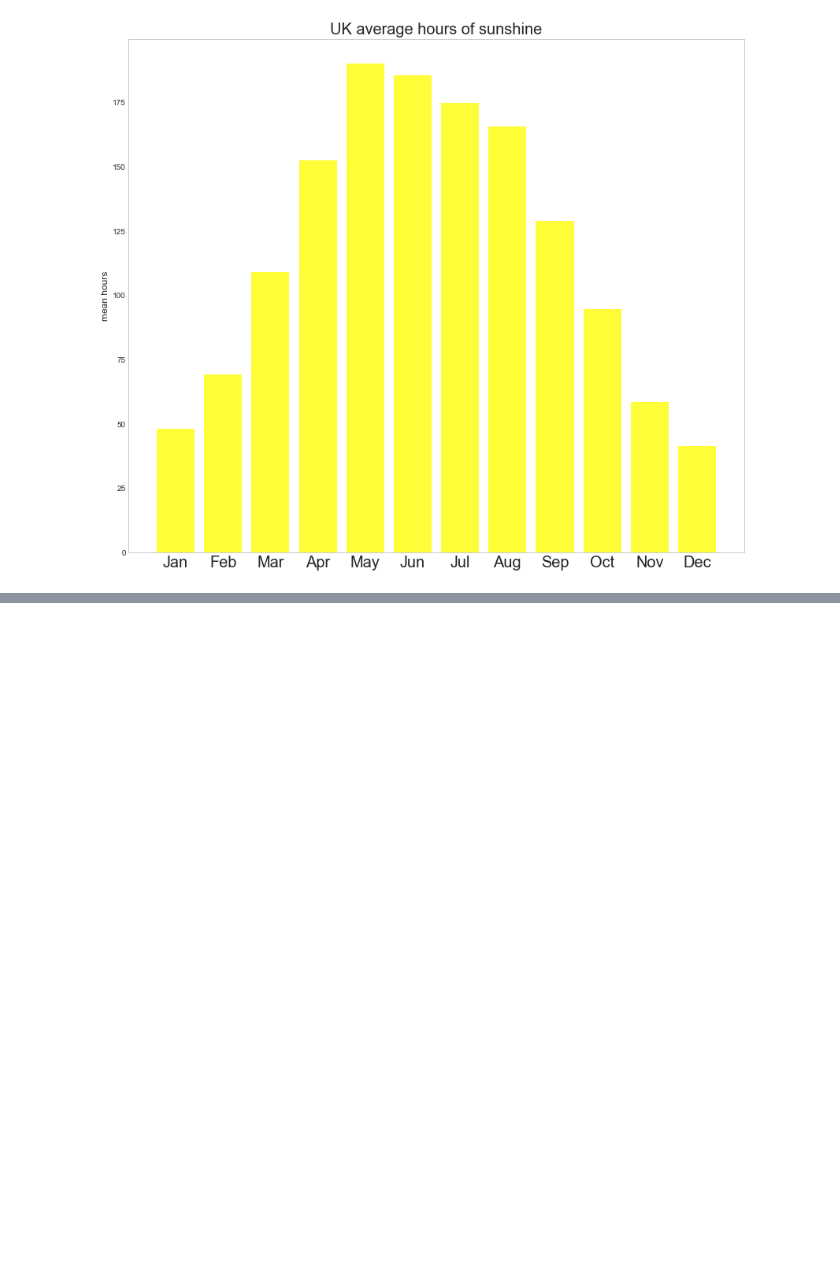
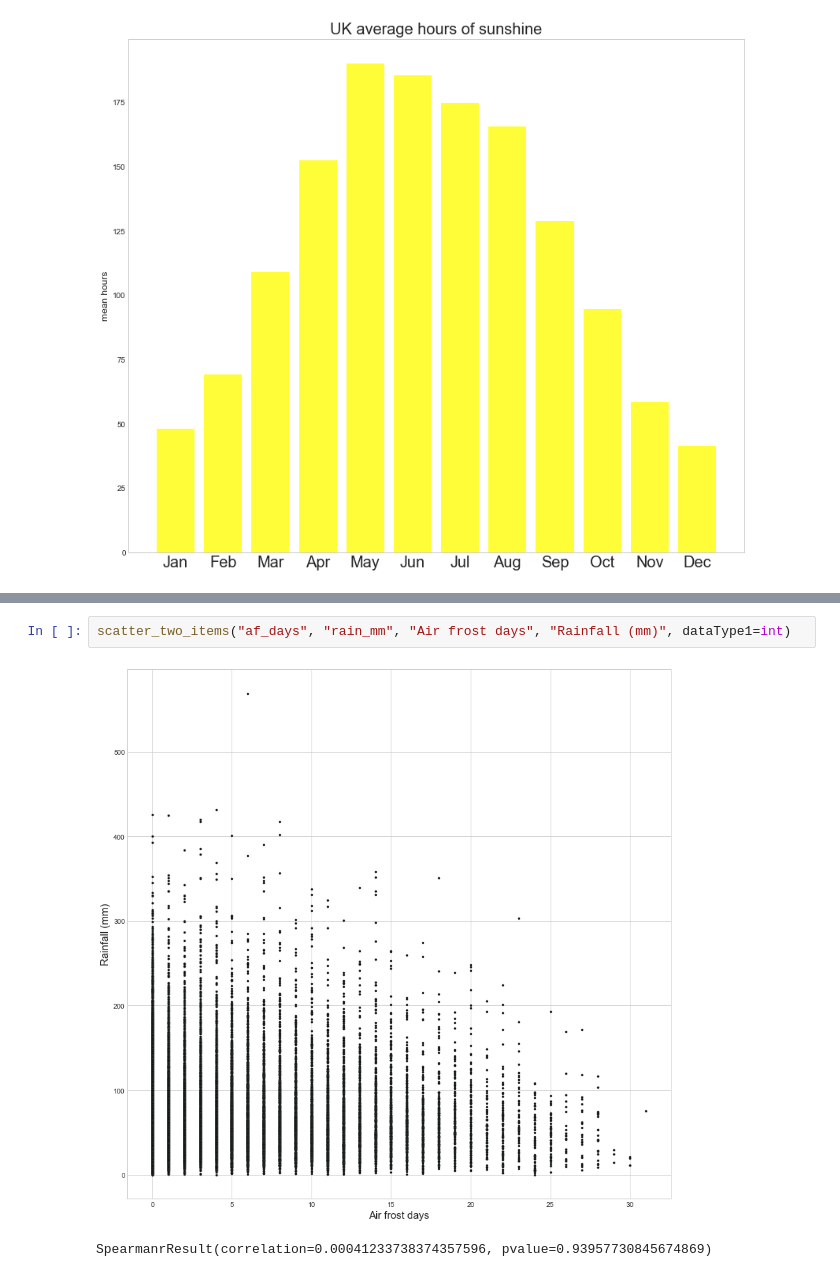
Before and after one commit to DanielJohnBenton/historic-monthly-meteorological-station-data, a Jupyter notebook: src/notes.ipynb, the cells around one changed output, grey strips where cells are left out. Cells and saved outputs as stored; diff of their text form; blank space fills up the shorter version.

```diff
--- a/src/notes.ipynb
+++ b/src/notes.ipynb
@@ -313,0 +365,5 @@ plot_avg_month_data("sun_hours", float, "UK average hours of sunshine", "mean ho
+# %%
+scatter_two_items("af_days", "rain_mm", "Air frost days", "Rainfall (mm)", dataType1=int)
+# %% [output]
+[figure, added]
+SpearmanrResult(correlation=0.00041233738374357596, pvalue=0.93957730845674869)
```
Also changed, not shown: parts of 8 cells of this notebook.
